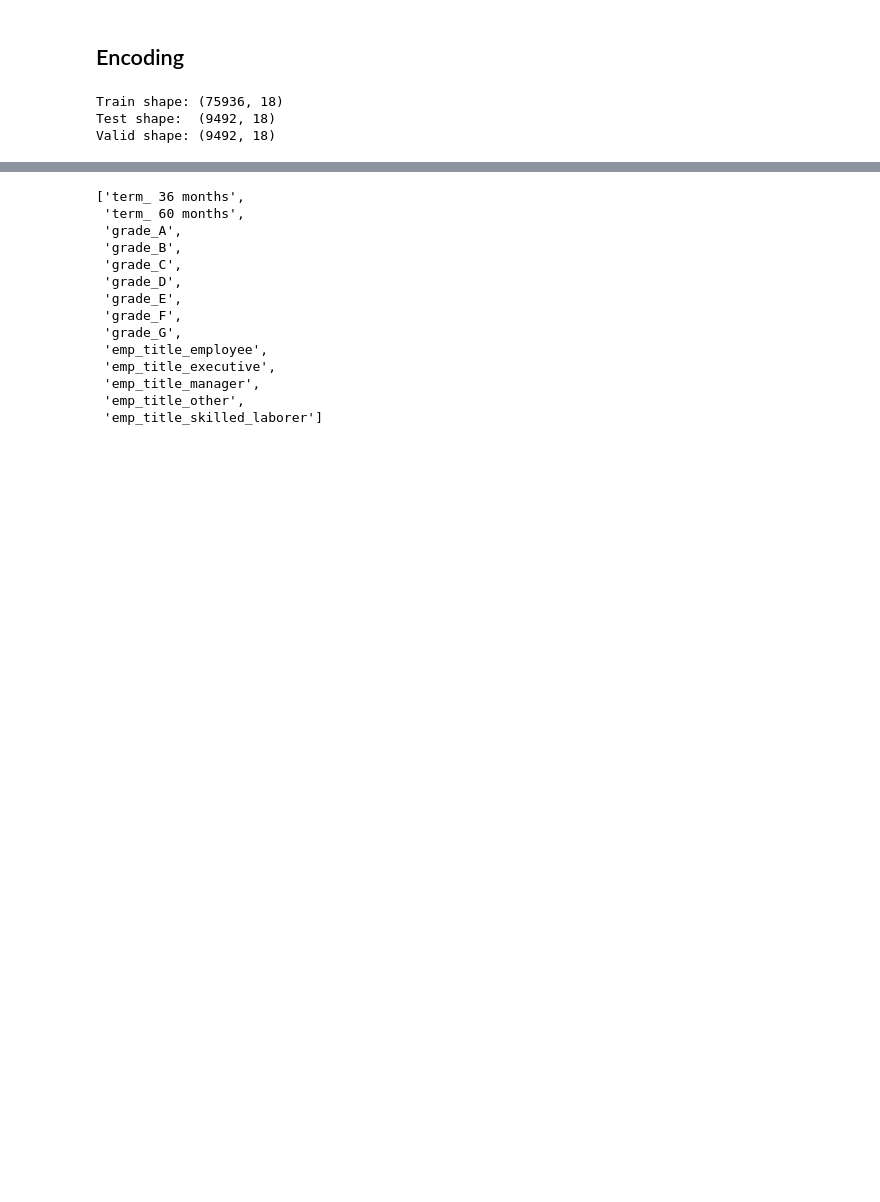
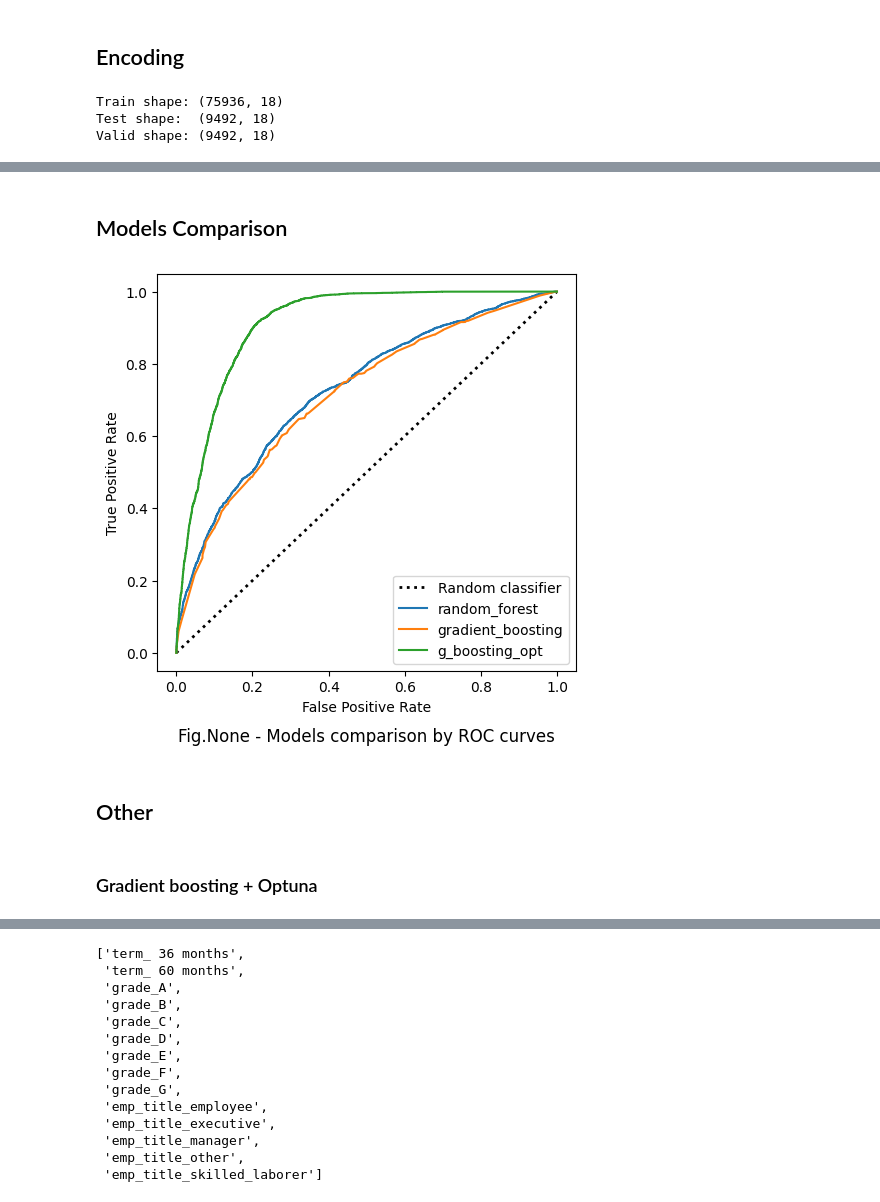
Before and after one commit to Alex1iv/Loan_repayment, a Jupyter notebook: notebooks/Loan_repayment.ipynb, the cells around one changed output, grey strips where cells are left out. Drawn from its saved outputs; the diff is of its cells as text; code cells hidden in the pictures; blank space fills up the shorter version.

```diff
--- a/notebooks/Loan_repayment.ipynb
+++ b/notebooks/Loan_repayment.ipynb
@@ -605,0 +648,10 @@ roc_auc:  0.707
+# %% [markdown]
+## Models Comparison
+# %%
+get_comparison(models_dict, X_test, y_test)
+# %% [output]
+[figure, added]
+# %% [markdown]
+## Other
+# %% [markdown]
+### Gradient boosting + Optuna
```
Also changed, not shown: parts of 22 cells of this notebook.
